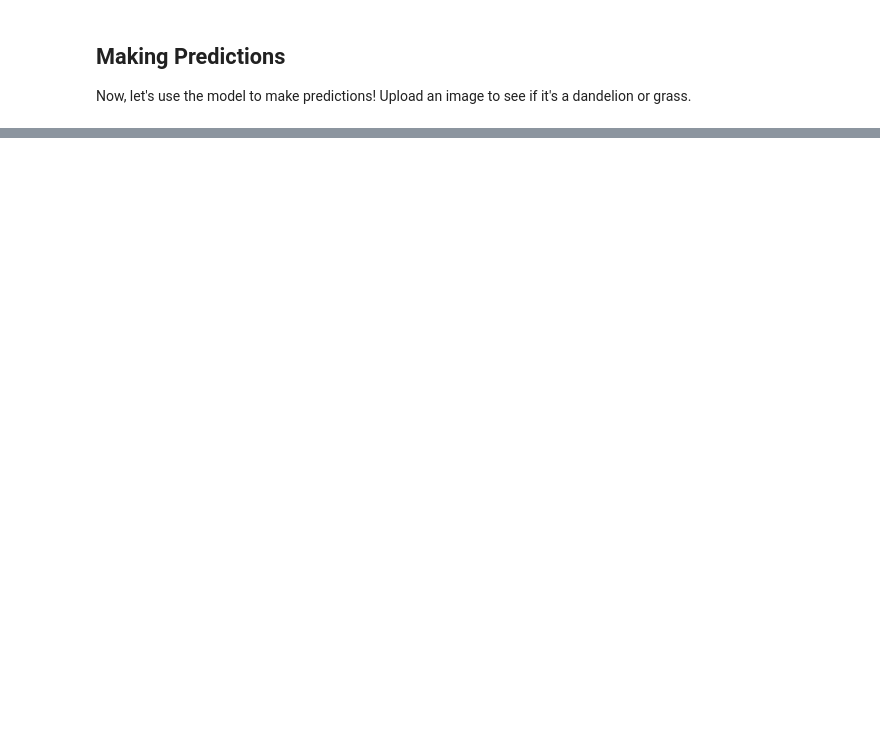
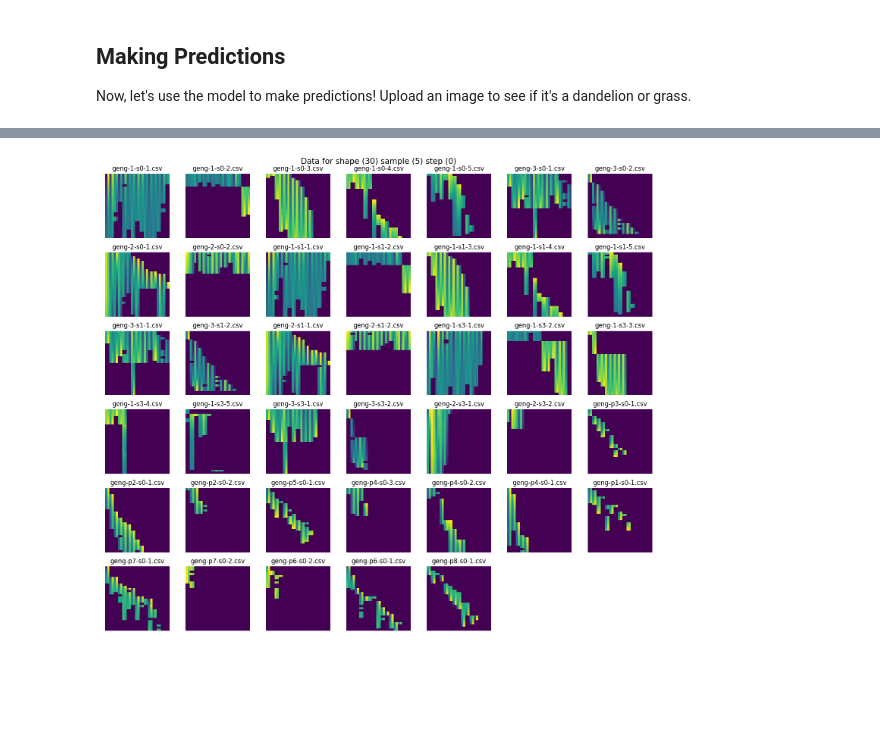
Before and after one commit to versa-syahptr/sinar-backend, a Jupyter notebook: lab.ipynb, the cells around one changed output, grey strips where cells are left out. Saved outputs shown, nothing was run; the diff lists cells and outputs as text; code cells hidden in the pictures; blank space fills up the shorter version.

```diff
--- a/lab.ipynb
+++ b/lab.ipynb
@@ -175,0 +357,4 @@ plt.show()
+# %%
+visualize("G:\My Drive\centroset", 30, 5, 0, cmap="viridis", size=(15, 15), filter="geng")
+# %% [output]
+[figure, added]
```
Also changed, not shown: parts of 46 cells of this notebook, 10 other files.
